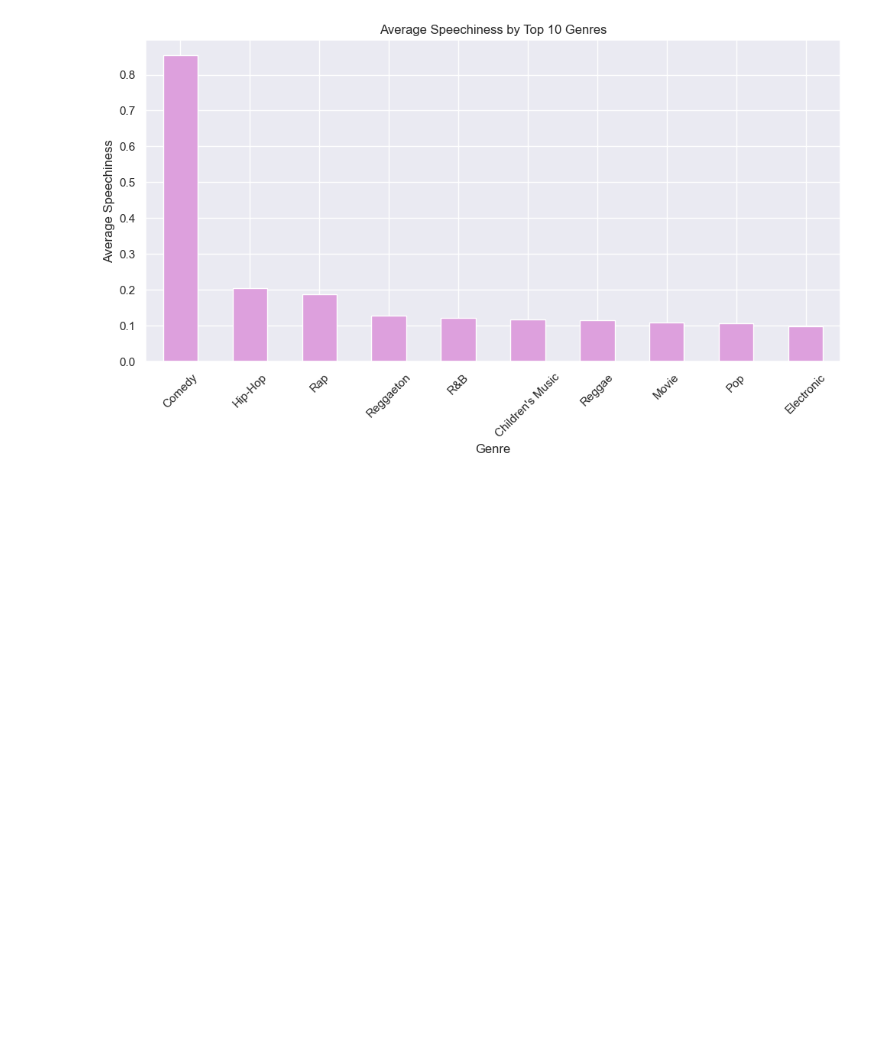
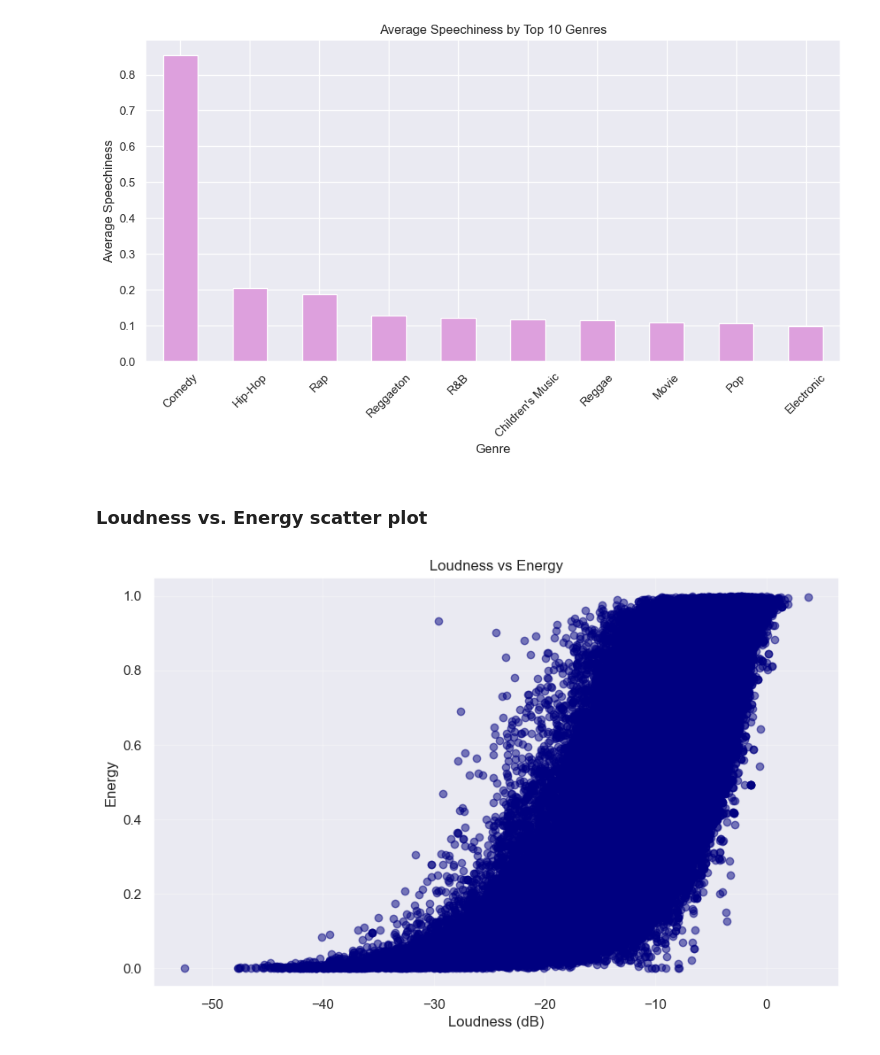
Before and after one commit to aghabidareh/SpotifyAnalyzer, a Jupyter notebook: main.ipynb, the cells around one changed output. Drawn from its saved outputs; the diff is of its cells as text; code cells hidden in the pictures; blank space fills up the shorter version.

Commit message:
plot-and-graphs-scatter-plot

```diff
--- a/main.ipynb
+++ b/main.ipynb
@@ -257,3 +257,15 @@ plt.tight_layout()
 plt.show()
 # %% [output]
 [figure]
+# %% [markdown]
+### Loudness vs. Energy scatter plot
+# %%
+plt.figure(figsize=(10, 6))
+plt.scatter(data['loudness'], data['energy'], alpha=0.5, color='navy')
+plt.title('Loudness vs Energy')
+plt.xlabel('Loudness (dB)')
+plt.ylabel('Energy')
+plt.grid(True, alpha=0.3)
+plt.show()
+# %% [output]
+[figure, added]
```
